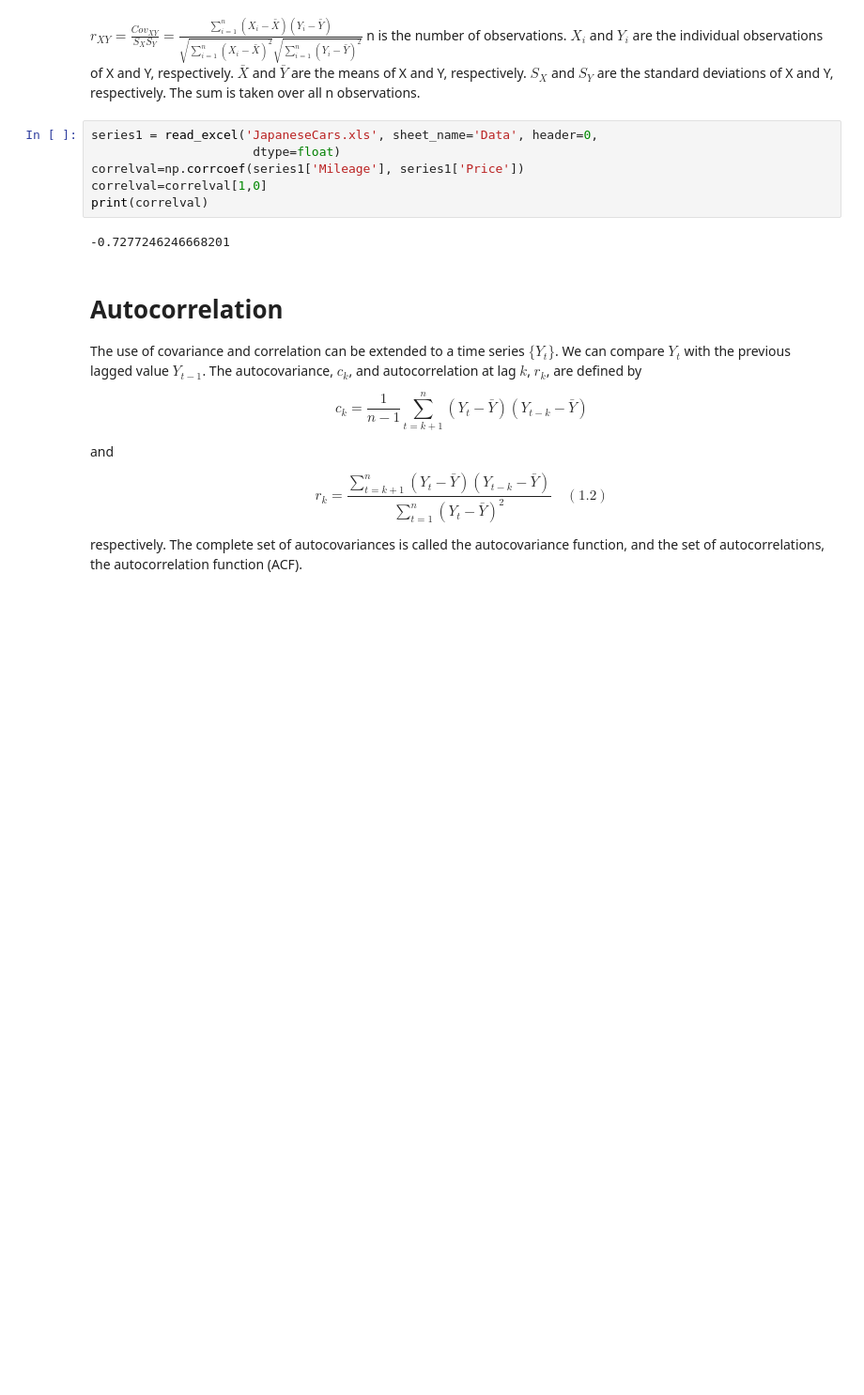
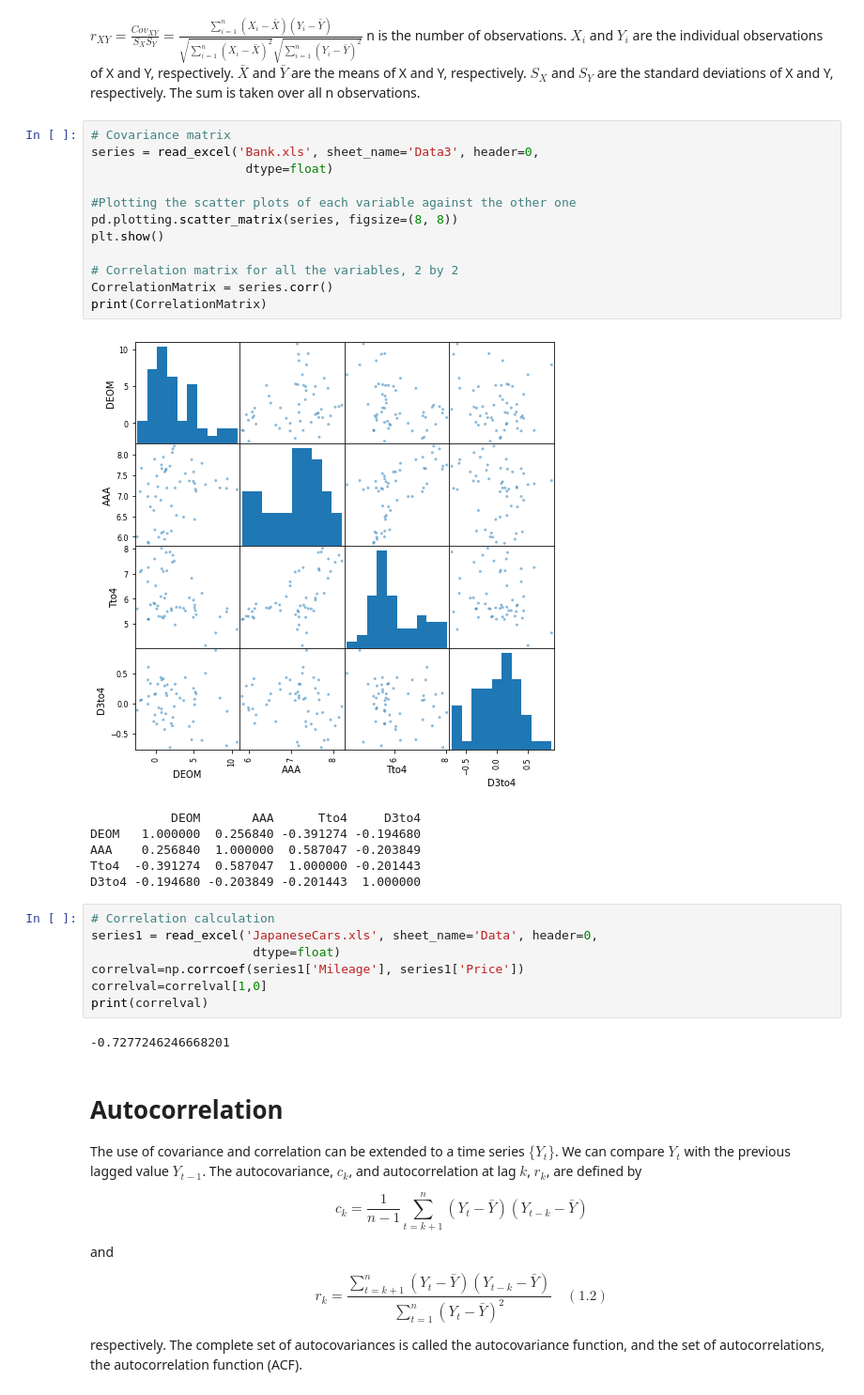
Before and after one commit to shahidzk1/Numerical_analysis, a Jupyter notebook: week8/Week8.ipynb, the cells around one changed output. Shown at 94% size. Cells and saved outputs as stored; diff of their text form; blank space fills up the shorter version.

```diff
--- a/week8/Week8.ipynb
+++ b/week8/Week8.ipynb
@@ -70,7 +80,27 @@ $X_i$ and $Y_i$ are the individual observations of X and Y, respectively.
 $\bar{X}$ and $\bar{Y}$ are the means of X and Y, respectively.
 $S_X$ and $S_Y$ are the standard deviations of X and Y, respectively.
 The sum is taken over all n observations.
+# %%
+# Covariance matrix
+series = read_excel('Bank.xls', sheet_name='Data3', header=0,
+                     dtype=float)
+
+#Plotting the scatter plots of each variable against the other one
+pd.plotting.scatter_matrix(series, figsize=(8, 8))
+plt.show()
+
+# Correlation matrix for all the variables, 2 by 2
+CorrelationMatrix = series.corr()
+print(CorrelationMatrix)
+# %% [output]
+[figure, added]
+           DEOM       AAA      Tto4     D3to4
+DEOM   1.000000  0.256840 -0.391274 -0.194680
+AAA    0.256840  1.000000  0.587047 -0.203849
+Tto4  -0.391274  0.587047  1.000000 -0.201443
+D3to4 -0.194680 -0.203849 -0.201443  1.000000
 # %%
+# Correlation calculation
 series1 = read_excel('JapaneseCars.xls', sheet_name='Data', header=0,
                       dtype=float)
 correlval=np.corrcoef(series1['Mileage'], series1['Price'])
```
Also changed, not shown: parts of 8 cells of this notebook.
